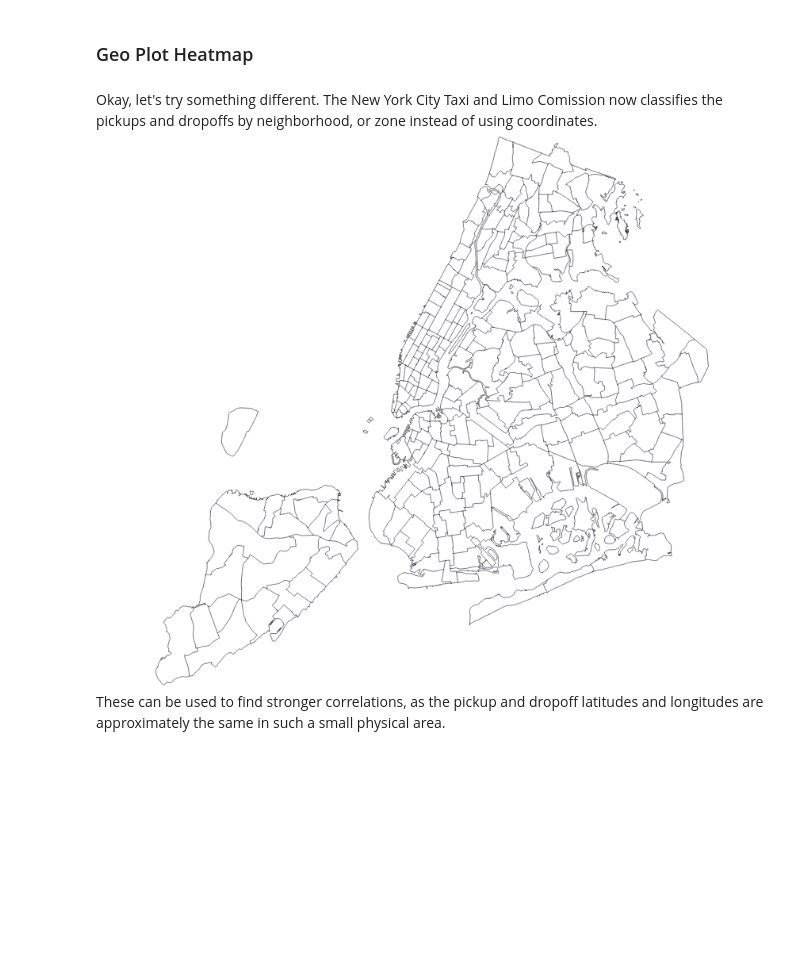
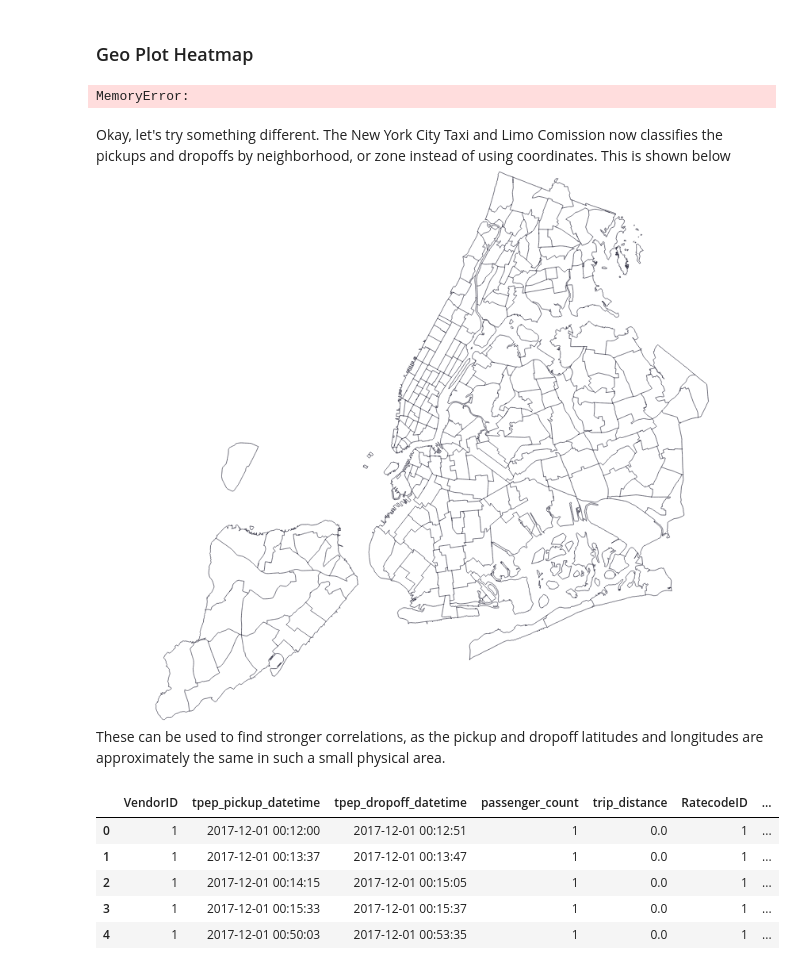
Before and after one commit to agentturbo1/Crazy-Taxi-IRL, a Jupyter notebook: Milestone, Exploration and Data Acquisition.ipynb, the cells around one changed output. Saved outputs shown, nothing was run; the diff lists cells and outputs as text; code cells hidden in the pictures; blank space fills up the shorter version.

```diff
--- a/Milestone, Exploration and Data Acquisition.ipynb
+++ b/Milestone, Exploration and Data Acquisition.ipynb
@@ -174,6 +201,13 @@ cbar.set_label('Correlation')
 # %% [markdown]
 ### Geo Plot Heatmap
+# %%
+yellow_pickups = yellow_data[['pickup_longitude','pickup_latitude']]
+heatmap = plt.pcolor(yellow_pickups, cmap=plt.cm.Blues)
+# plot the legend on the side
+plt.colorbar(heatmap)
+# %% [output]
+MemoryError:
 # %% [markdown]
-Okay, let's try something different. The New York City Taxi and Limo Comission now classifies the pickups and dropoffs by neighborhood, or zone instead of using coordinates. ![zonemap.png](attachment:zonemap.png) These can be used to find stronger correlations, as the pickup and dropoff latitudes and longitudes are approximately the same in such a small physical area.
+Okay, let's try something different. The New York City Taxi and Limo Comission now classifies the pickups and dropoffs by neighborhood, or zone instead of using coordinates. This is shown below ![zonemap.png](attachment:zonemap.png) These can be used to find stronger correlations, as the pickup and dropoff latitudes and longitudes are approximately the same in such a small physical area.
 # %%
 yellow_zone_data = pd.read_csv('TaxiData/yellow_tripdata_2017-12.csv')
@@ -180,0 +216,9 @@ yellow_zone_data = pd.read_csv('TaxiData/yellow_tripdata_2017-12.csv')
+# %%
+yellow_zone_data.head()
+# %% [output]
+|  | VendorID | tpep_pickup_datetime | tpep_dropoff_datetime | passenger_count | trip_distance | RatecodeID | ... |
+| 0 | 1 | 2017-12-01 00:12:00 | 2017-12-01 00:12:51 | 1 | 0.0 | 1 | ... |
+| 1 | 1 | 2017-12-01 00:13:37 | 2017-12-01 00:13:47 | 1 | 0.0 | 1 | ... |
+| 2 | 1 | 2017-12-01 00:14:15 | 2017-12-01 00:15:05 | 1 | 0.0 | 1 | ... |
+| 3 | 1 | 2017-12-01 00:15:33 | 2017-12-01 00:15:37 | 1 | 0.0 | 1 | ... |
+| 4 | 1 | 2017-12-01 00:50:03 | 2017-12-01 00:53:35 | 1 | 0.0 | 1 | ... |
```
Also changed, not shown: parts of 14 cells of this notebook, 1 other file.
